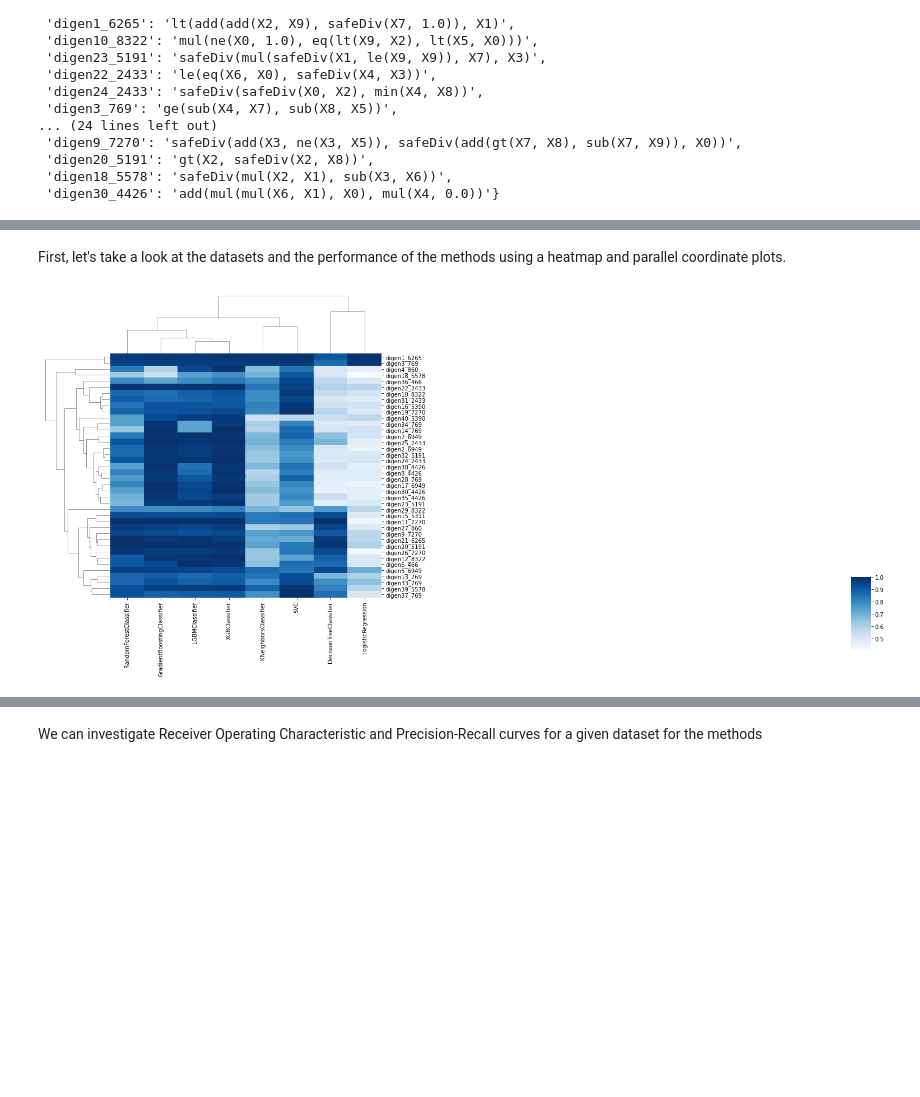
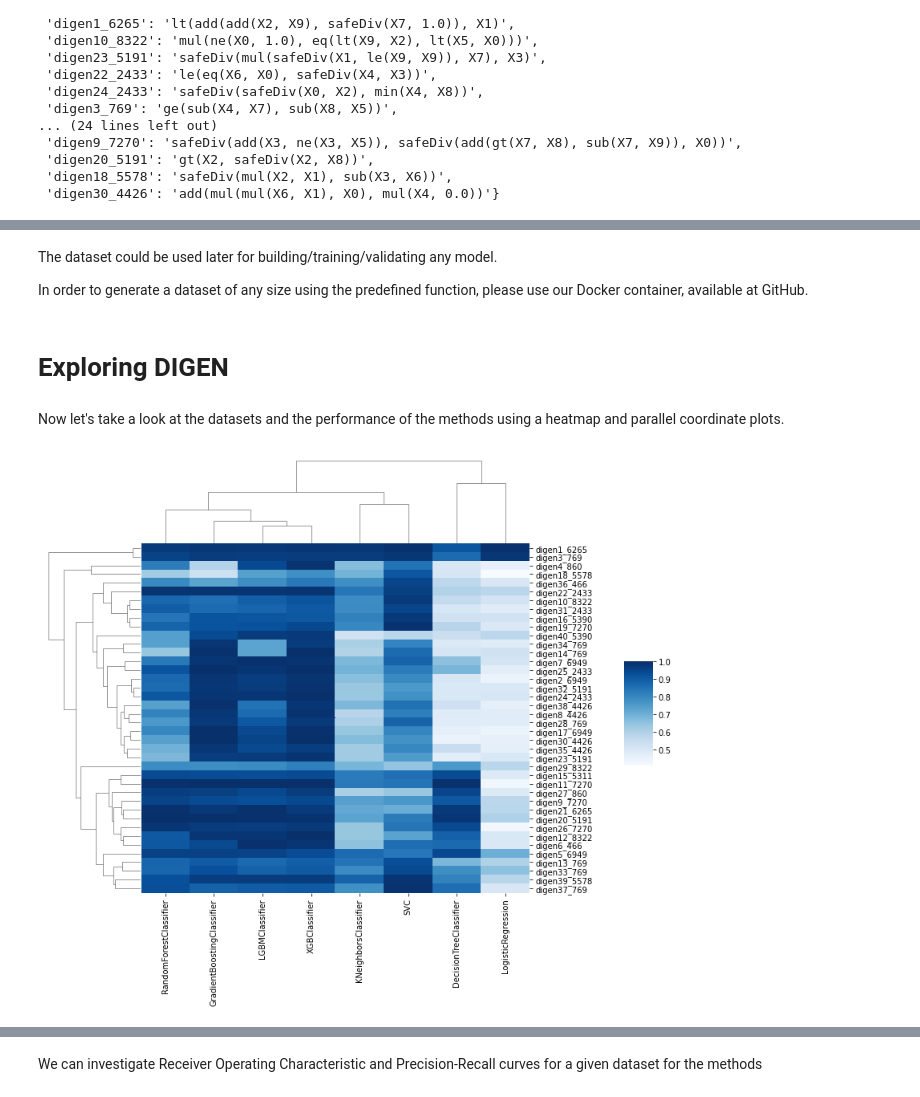
Before and after one commit to EpistasisLab/digen, a Jupyter notebook: DIGEN Tutorial.ipynb, the cells around one changed output, grey strips where cells are left out. Cells and saved outputs as stored; diff of their text form; code cells hidden in the pictures; blank space fills up the shorter version.

Commit message:
Adding different representations for each dataset, fixing bugs

```diff
--- a/DIGEN Tutorial.ipynb
+++ b/DIGEN Tutorial.ipynb
@@ -76,0 +80,3 @@ benchmark.get_models()
+# %%
+df=benchmark.load_dataset( 'digen20_5191')
+df
@@ -77,16 +97,16 @@ benchmark.get_models()
+# %% [markdown]
+The dataset could be used later for building/training/validating any model.
+
+In order to generate a dataset of any size using the predefined function, please use our Docker container, available at GitHub.
+# %% [markdown]
+# Exploring DIGEN
 # %% [markdown]
-First, let's take a look at the datasets and the performance of the methods using a heatmap and parallel coordinate plots.
+Now let's take a look at the datasets and the performance of the methods using a heatmap and parallel coordinate plots.
 # %%
-fig,ax=benchmark.plot_heatmap()# datasets=['digen20_5191', 'digen18_5578',  'digen30_4426'])
-#ax.set_xlabel("Recall value", fontsize=12)
-#plt.ylabel("labels on x axis")
-xx = fig.ax_heatmap.set_xlabel('')
-xx = fig.ax_heatmap.set_ylabel('')
-col=fig.cax.get_position()
-fig.cax.set_position([col.x0+1, col.y0-0.35, col.width, col.height])
-plt.savefig('heatmap.eps', bbox_inches='tight')
+fig=benchmark.plot_heatmap()
+#plt.savefig('heatmap.eps', bbox_inches='tight')
 # %% [output]
-[figure, old version]
+[figure, new version]
 # %%
 fig, ax=benchmark.plot_parallel_coordinates()
 #plt.savefig('parallel.eps', bbox_inches='tight')
```
Also changed, not shown: parts of 29 cells of this notebook, 5 other files.
